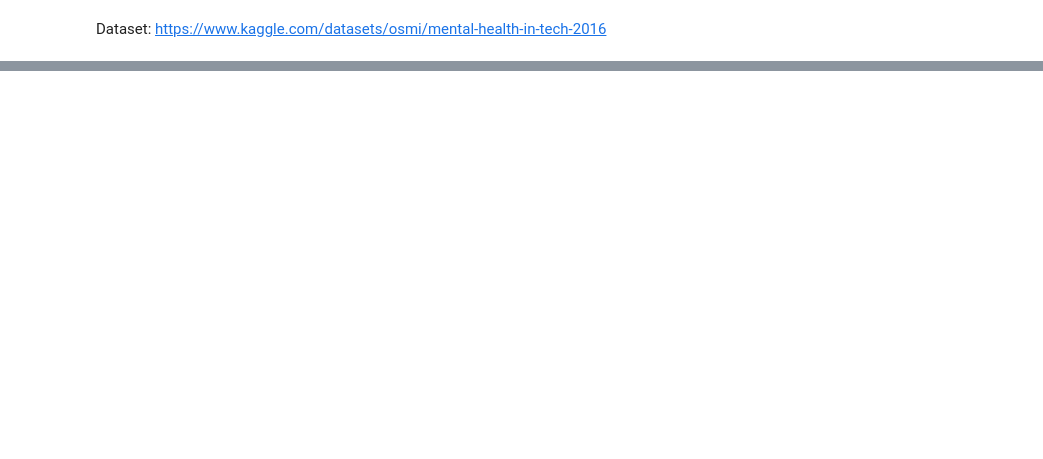
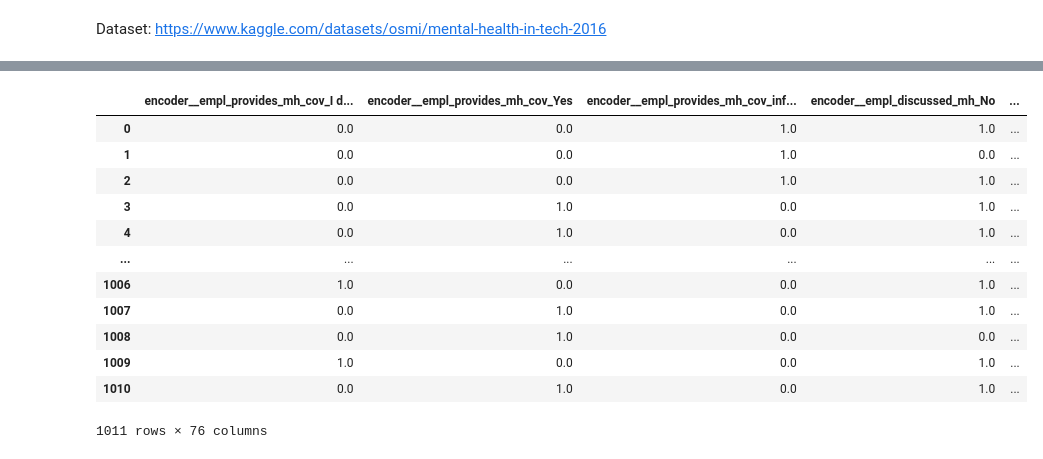
Before and after one commit to kasvoy/KaggleLearning, a Jupyter notebook: mental_health/mental_health.ipynb, the cells around one changed output, grey strips where cells are left out. Drawn from its saved outputs; the diff is of its cells as text; code cells hidden in the pictures; blank space fills up the shorter version.

```diff
--- a/mental_health/mental_health.ipynb
+++ b/mental_health/mental_health.ipynb
@@ -421,0 +403,25 @@ offers_resrc:
+# %%
+from sklearn.preprocessing import OneHotEncoder
+from sklearn.compose import ColumnTransformer
+
+empl_categorical = employed.drop(['age'], axis='columns')
+
+ohe = OneHotEncoder(drop='if_binary', max_categories=3)
+
+ct = ColumnTransformer(
+    transformers=[('encoder', ohe, empl_categorical.columns)],
+    remainder='passthrough'
+)
+
+encoded_data = ct.fit_transform(employed)
+feature_names = ct.get_feature_names_out()
+
+employed_encoded = pd.DataFrame(encoded_data, columns=feature_names)
+#employed_encoded = pd.get_dummies(employed, drop_first=True)
+# %%
+from sklearn.preprocessing import StandardScaler
+
+scaled_age = StandardScaler().fit_transform(employed_encoded['remainder__age'].array.reshape(-1,1))
+
+employed_encoded.drop('remainder__age', axis='columns', inplace=True)
+employed_encoded['scaled_age'] = scaled_age
@@ -421,0 +430,16 @@ offers_resrc:
+# %%
+employed_encoded
+# %% [output]
+|  | encoder__empl_provides_mh_cov_I d... | encoder__empl_provides_mh_cov_Yes | encoder__empl_provides_mh_cov_inf... | encoder__empl_discussed_mh_No | ... |
+| 0 | 0.0 | 0.0 | 1.0 | 1.0 | ... |
+| 1 | 0.0 | 0.0 | 1.0 | 0.0 | ... |
+| 2 | 0.0 | 0.0 | 1.0 | 1.0 | ... |
+| 3 | 0.0 | 1.0 | 0.0 | 1.0 | ... |
+| 4 | 0.0 | 1.0 | 0.0 | 1.0 | ... |
+| ... | ... | ... | ... | ... | ... |
+| 1006 | 1.0 | 0.0 | 0.0 | 1.0 | ... |
+| 1007 | 0.0 | 1.0 | 0.0 | 1.0 | ... |
+| 1008 | 0.0 | 1.0 | 0.0 | 0.0 | ... |
+| 1009 | 1.0 | 0.0 | 0.0 | 1.0 | ... |
+| 1010 | 0.0 | 1.0 | 0.0 | 1.0 | ... |
+1011 rows × 76 columns
```
Also changed, not shown: parts of 55 cells of this notebook.
